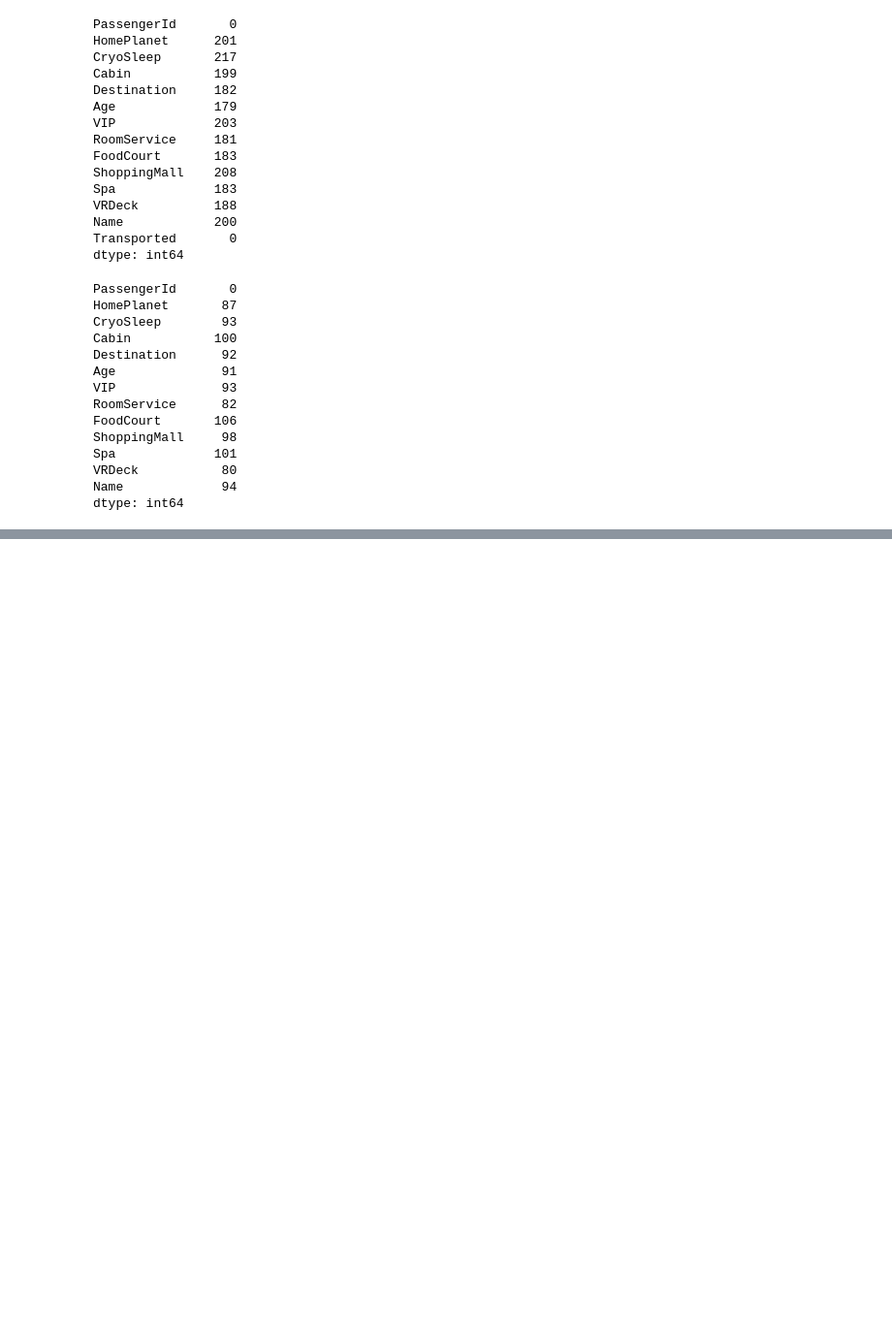
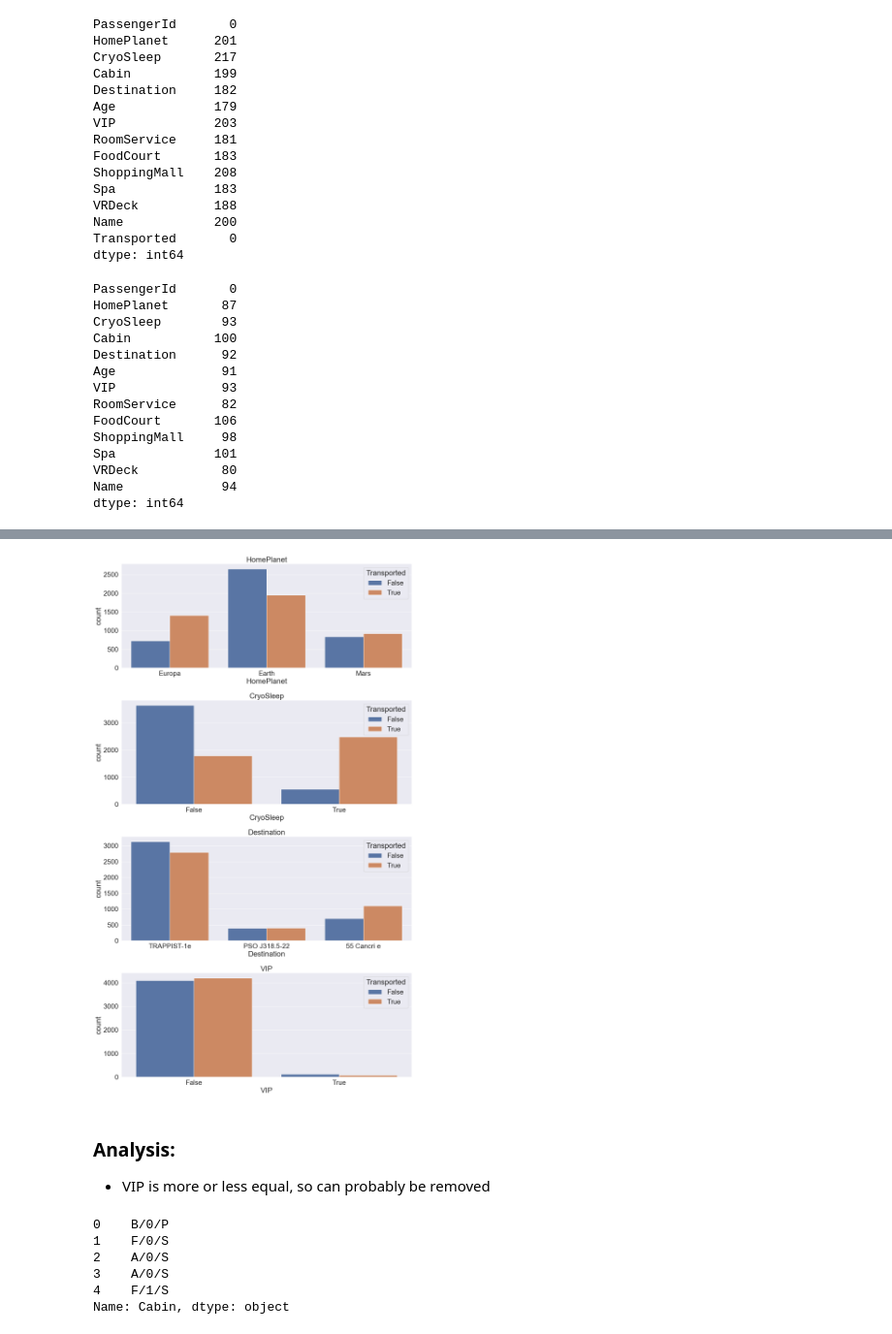
Before and after one commit to leiyese/spaceship_titanic_ml, a Jupyter notebook: main.ipynb, the cells around one changed output, grey strips where cells are left out. Shown at 97% size. Saved outputs shown, nothing was run; the diff lists cells and outputs as text; code cells hidden in the pictures; blank space fills up the shorter version.

```diff
--- a/main.ipynb
+++ b/main.ipynb
@@ -110,0 +220,32 @@ dtype: int64
+# %%
+# Categorical features
+cat_feats=['HomePlanet', 'CryoSleep', 'Destination', 'VIP']
+
+
+fig=plt.figure(figsize=(15,25))
+for i, var_name in enumerate(cat_feats):
+    ax=fig.add_subplot(4,1,i+1)
+    sns.countplot(data=df_train, x=var_name, axes=ax, hue='Transported')
+    ax.set_title(var_name)
+fig.tight_layout()
+plt.show()
+# %% [output]
+[figure, added]
+# %% [markdown]
+### Analysis:
+
+- VIP is more or less equal, so can probably be removed
+# %%
+# Qualitative features
+qual_feats=['PassengerId', 'Cabin' ,'Name']
+
+# Preview qualitative features
+df_train[qual_feats].head()
+df_train['Cabin'].head()
+# %% [output]
+0    B/0/P
+1    F/0/S
+2    A/0/S
+3    A/0/S
+4    F/1/S
+Name: Cabin, dtype: object
```
Also changed, not shown: parts of 51 cells of this notebook.
